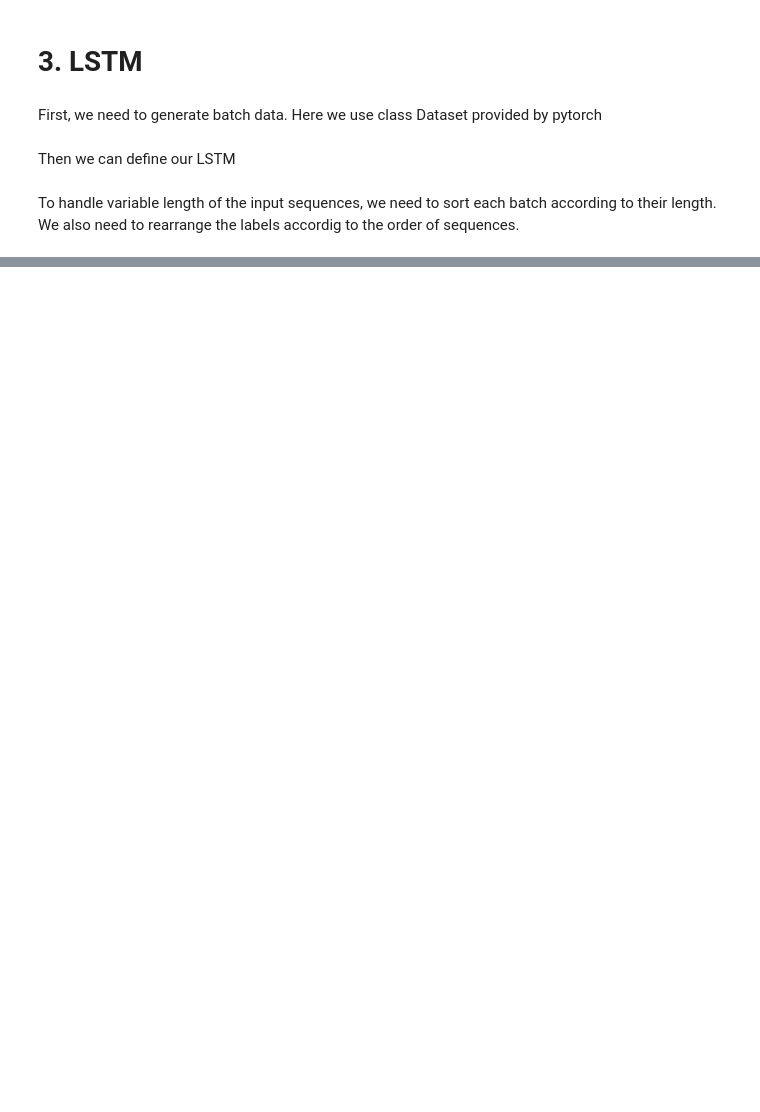
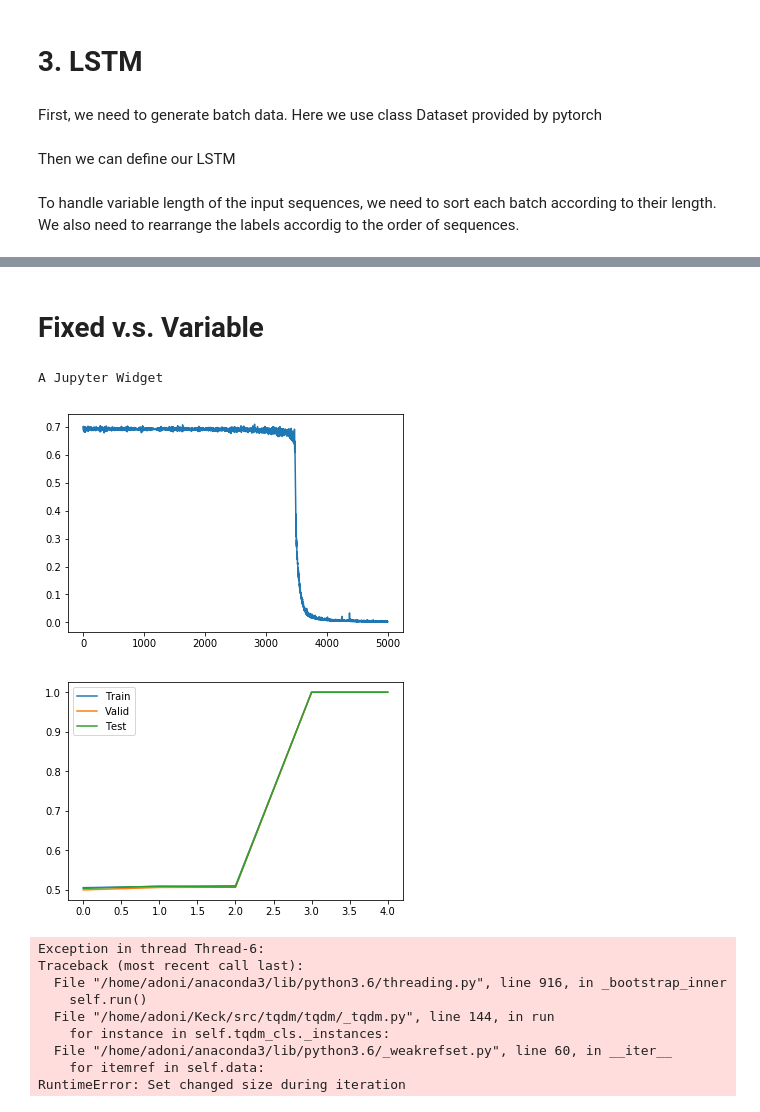
Before and after one commit to Adoni/DL-Playground, a Jupyter notebook: LSTM4XOR.ipynb, the cells around one changed output, grey strips where cells are left out. Drawn from its saved outputs; the diff is of its cells as text; code cells hidden in the pictures; blank space fills up the shorter version.

```diff
--- a/LSTM4XOR.ipynb
+++ b/LSTM4XOR.ipynb
@@ -45,2 +47,0 @@ def generate_dataset(dataset_size, MAX_LEN, variable_length, random_state):
-# %%
-dataset,targets=generate_dataset(100000,50,True,random_state=41)
@@ -176,29 +195,0 @@ criteria=nn.CrossEntropyLoss()
-# %%
-stop_training=False
-for epoch in tqdm(range(MAX_ITER)):
-    lstm_train=iter(DataLoader(lstm_train_dataset,batch_size=batch_size,collate_fn=collate_fn))
-    for sequences,labels in lstm_train:
-        sequences,labels,lengths=sort_and_padding(sequences,labels,use_cuda)
-        idx+=1
-        optimizer.zero_grad()
-        labels=Variable(labels)
-        final_layer=lstm.forward(sequences,lengths)
-        loss=criteria(final_layer,labels)
-        loss.backward()
-        optimizer.step()
-        losses.append(loss.cpu().data.numpy()[0])
-        if idx%valid_every==0:
-            sequences,labels,lengths=sort_and_padding(X_valid,y_valid,use_cuda)
-            labels=Variable(labels)
-            final_layer=lstm.forward(sequences,lengths)
-            loss=criteria(final_layer,labels)
-            loss=loss.cpu().data.numpy()[0]
-            if loss<best_loss:
-                best_valid_accuracy=test_lstm(lstm,X_valid,y_valid,use_cuda)
-                if best_valid_accuracy==1.0:
-                    print(test_lstm(lstm,X_test,y_test,use_cuda))
-                    stop_training=True
-                    break
-                print(test_lstm(lstm,X_test,y_test,use_cuda))
-    if stop_training:
-        break
@@ -207,0 +285,30 @@ A Jupyter Widget
+# %% [markdown]
+# Fixed v.s. Variable
+# %%
+use_cuda = True
+lstm = LSTM_CLF(emb_dim=5, hidden_size=5, layer_number=1, use_cuda=use_cuda)
+optimizer = optim.Adam(lstm.parameters(), lr=0.001)
+accuracy, losses, running_time = train_lstm(
+    lstm, var_dataset, optimizer, batch_size=64, use_cuda=use_cuda)
+# %% [output]
+A Jupyter Widget
+# %%
+plt.plot(losses)
+plt.show()
+plt.plot(accuracy[0], label='Train')
+plt.plot(accuracy[1], label='Valid')
+plt.plot(accuracy[2], label='Test')
+plt.legend()
+plt.show()
+# %% [output]
+[figure, added]
+[figure, added]
+Exception in thread Thread-6:
+Traceback (most recent call last):
+  File "/home/adoni/anaconda3/lib/python3.6/threading.py", line 916, in _bootstrap_inner
+    self.run()
+  File "/home/adoni/Keck/src/tqdm/tqdm/_tqdm.py", line 144, in run
+    for instance in self.tqdm_cls._instances:
+  File "/home/adoni/anaconda3/lib/python3.6/_weakrefset.py", line 60, in __iter__
+    for itemref in self.data:
+RuntimeError: Set changed size during iteration
```
Also changed, not shown: parts of 50 cells of this notebook, 2 other files.
